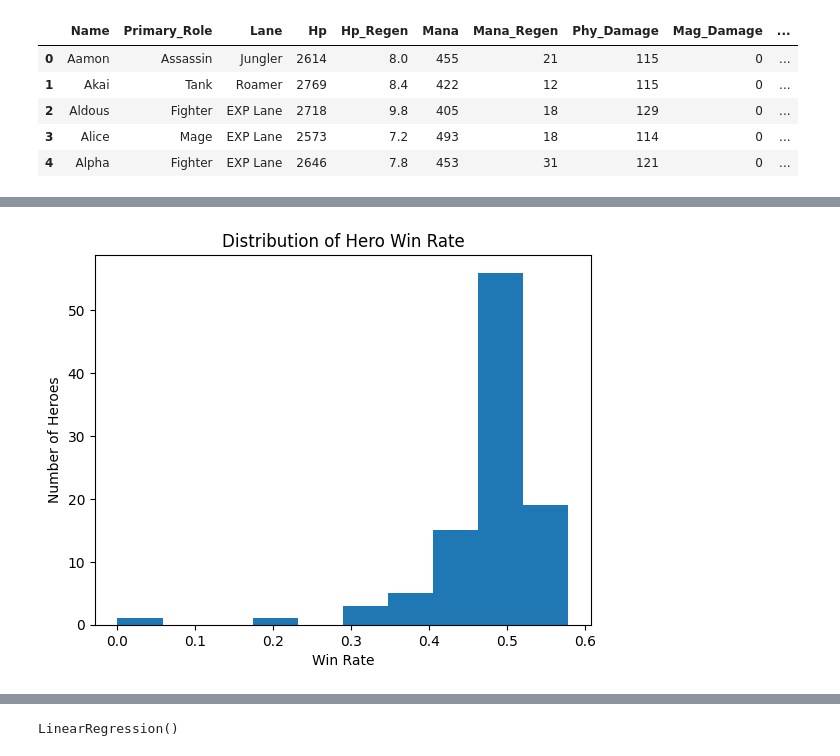
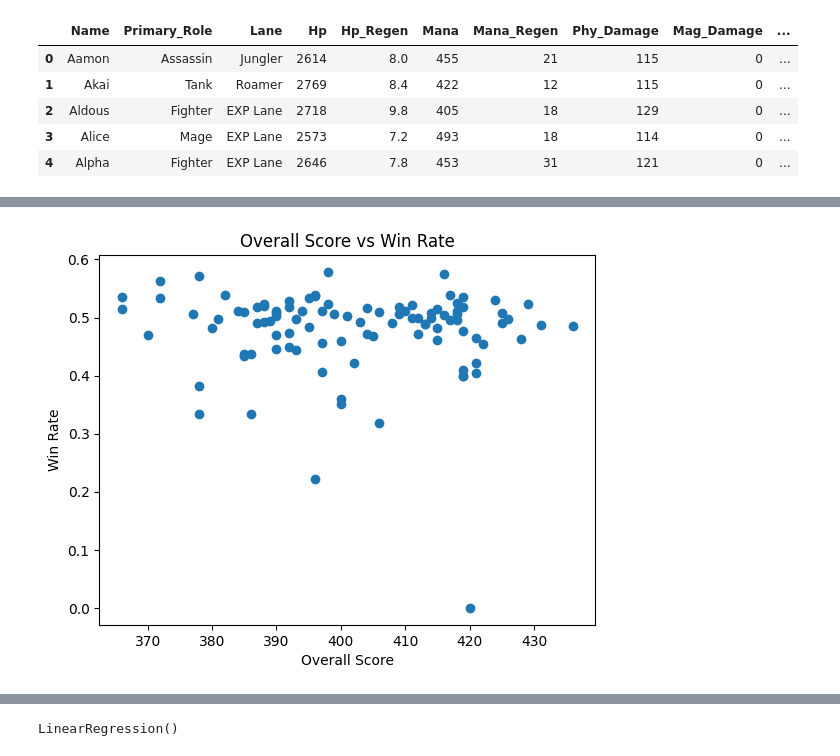
Before and after one commit to AisyIffat/project-mlbb-draft-predictor, a Jupyter notebook: project.ipynb, the cells around one changed output, grey strips where cells are left out. Cells and saved outputs as stored; diff of their text form; code cells hidden in the pictures.

```diff
--- a/project.ipynb
+++ b/project.ipynb
@@ -128,4 +128,4 @@ hero.head()
 | 3 | Alice | Mage | EXP Lane | 2573 | 7.2 | 493 | 18 | 114 | 0 | ... |
 | 4 | Alpha | Fighter | EXP Lane | 2646 | 7.8 | 453 | 31 | 121 | 0 | ... |
 # %%
-hero_eda = hero[["Total_damage", "Total_defence", "Mov_Speed", "Win_rate"]]
+hero['Overall_score'] = (hero['Total_damage'] + hero['Total_defence'] + hero['Mov_Speed'])
@@ -153,10 +160,10 @@ Win_rate          -0.054161       0.038052  -0.091032  1.000000
 # %%
 plt.figure()
-plt.hist(hero['Win_rate'],bins=10)
-plt.xlabel('Win Rate')
-plt.ylabel('Number of Heroes')
-plt.title('Distribution of Hero Win Rate')
+plt.scatter(hero["Overall_score"], hero["Win_rate"])
+plt.xlabel("Overall Score")
+plt.ylabel("Win Rate")
+plt.title("Overall Score vs Win Rate")
 plt.show()
 # %% [output]
-[figure, old version]
+[figure, new version]
 # %%
```
Also changed, not shown: parts of 19 cells of this notebook, 4 other files.
